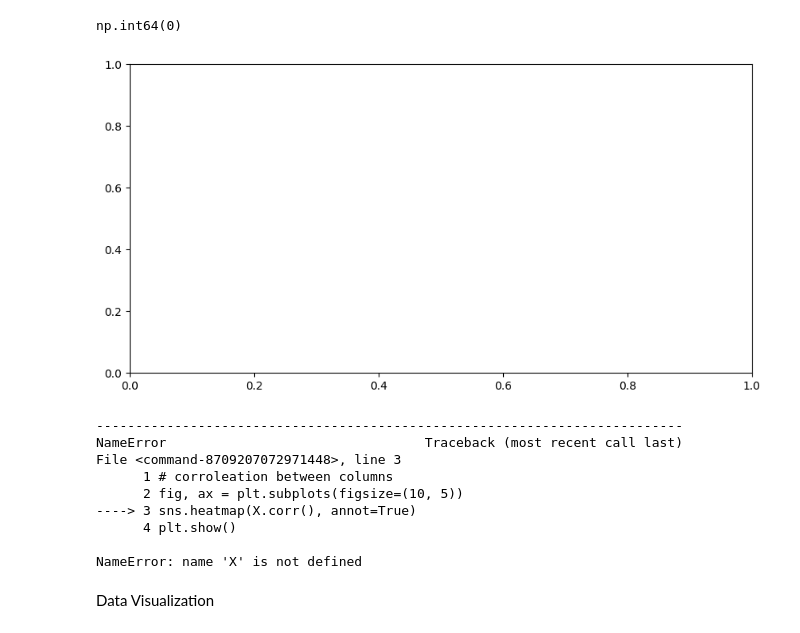
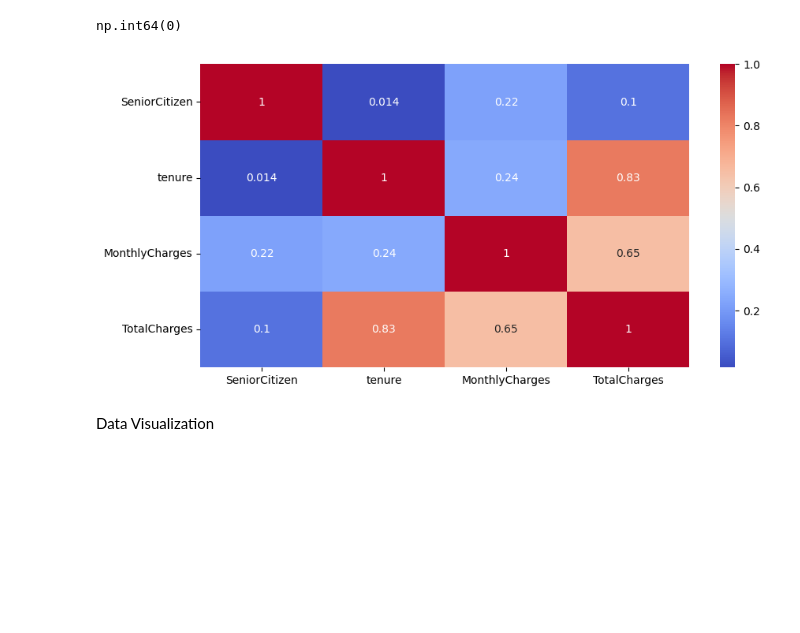
Before and after one commit to younes-li554/customer-churn-prediction, a Jupyter notebook: customer_churn.py.ipynb, the cells around one changed output. Drawn from its saved outputs; the diff is of its cells as text; code cells hidden in the pictures; blank space fills up the shorter version.

```diff
--- a/customer_churn.py.ipynb
+++ b/customer_churn.py.ipynb
@@ -206,19 +210,10 @@ np.int64(0)
 # %%
 # corroleation between columns
 fig, ax = plt.subplots(figsize=(10, 5))
-sns.heatmap(X.corr(), annot=True)
+sns.heatmap(df.corr(numeric_only=True), annot=True, cmap="coolwarm")
 plt.show()
 # %% [output]
-[figure, old version]
+[figure, new version]
----------------------------------------------------------------------------
-NameError                                 Traceback (most recent call last)
-File <command-8709207072971448>, line 3
-      1 # corroleation between columns
-      2 fig, ax = plt.subplots(figsize=(10, 5))
-----> 3 sns.heatmap(X.corr(), annot=True)
-      4 plt.show()
-
-NameError: name 'X' is not defined
 # %% [markdown]
 Data Visualization
 # %%
```
Also changed, not shown: parts of 8 cells of this notebook.
